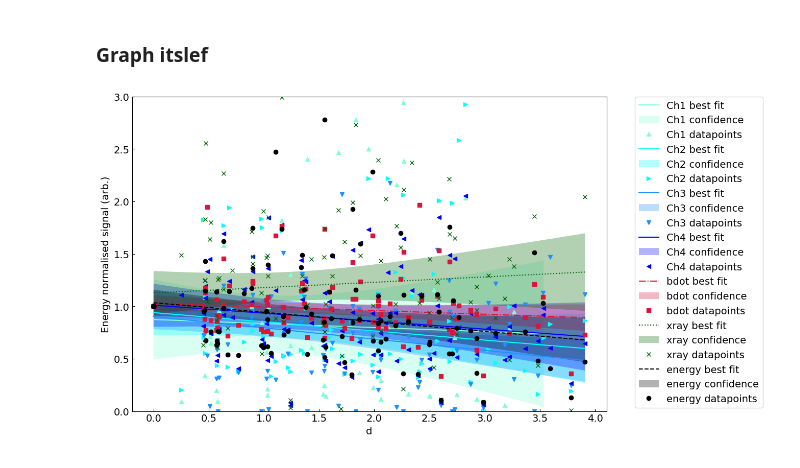
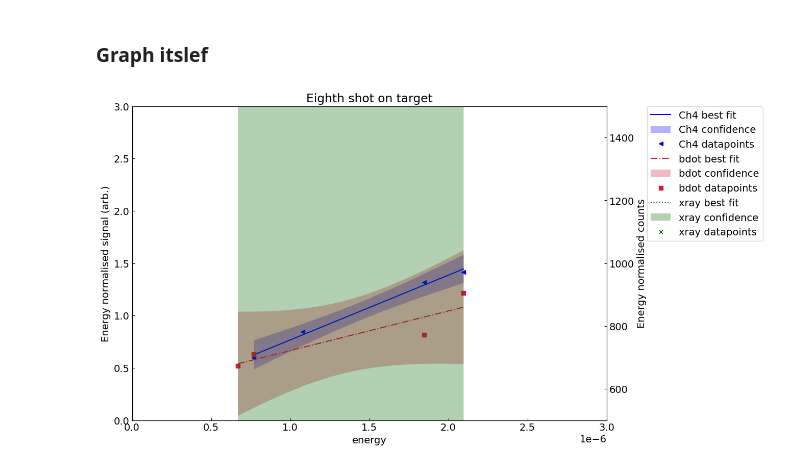
Before and after one commit to Jammi-Dodgers/celia_analysis, a Jupyter notebook: focus_scan_analysis.ipynb, the cells around one changed output. Drawn from its saved outputs; the diff is of its cells as text; code cells hidden in the pictures.

Commit message:
created energy vs signal graph for nth shot

```diff
--- a/focus_scan_analysis.ipynb
+++ b/focus_scan_analysis.ipynb
@@ -35,8 +35,9 @@ shotsheet.describe()
 | 75% | 198.750000 | 4.511250 | 6.790000 | 104.750000 | 0.953000 | 104.750000 | 6.000000 | 50.000000 | ... |
 | max | 265.000000 | 6.985000 | 8.815000 | 125.000000 | 1.800000 | 125.000000 | 7.000000 | 1000.000000 | ... |
 # %%
-shotsheet["relative X"] = shotsheet.groupby('Number')['Target X'].transform(lambda x: x -x.iloc[0])
+shotsheet["relative X"] = shotsheet.groupby('Number')['Target X'].transform(lambda x: x -x.iloc[0]) #calculate the relitive movement from the first shot.
 shotsheet["relative Z"] = shotsheet.groupby('Number')['Target Z'].transform(lambda x: x -x.iloc[0])
+shotsheet["nth shot on target"] = shotsheet.groupby('Number')["Number"].transform(lambda series: np.arange(len(series)) +1) #add a column that counts how many times the target has been shot.
 
 shotsheet["d"] = np.linalg.norm(shotsheet[["relative X", "relative Z"]], axis= 1) # pythagorus to find d. This might be a little simplistic since we know the angle should be 25°
 
@@ -44,6 +45,7 @@ shotsheet["d"] = np.linalg.norm(shotsheet[["relative X", "relative Z"]], axis= 1
 shotsheet = shotsheet[shotsheet["Type"] == "wire"]
 shotsheet = shotsheet[shotsheet["Material"] == "Cu"]
 shotsheet = shotsheet[shotsheet["Length(mm)"] == 8]
+shotsheet = shotsheet[shotsheet["nth shot on target"] == 8]
 
 shotsheet.describe()
 # %% [output]
@@ -172,13 +177,13 @@ number_of_points = 100 #number of points for the best fit line.
 #rolling_width = 0.35 #half width. only used by roll_average
 confidence= 0.05 #only used by polynomial_fit
 
-x0 = {"Ch1": [1,0],
-      "Ch2": [1,0],
-      "Ch3": [1,0],
-      "Ch4": [1,0],
-      "bdot": [1,0],
-      "energy": [1,0],
-      "xray": [1,0]}
+x0 = {"Ch1": [1,1e5],
+      "Ch2": [1,1e5],
+      "Ch3": [1,1e5],
+      "Ch4": [1,1e5],
+      "bdot": [1,1e5],
+      "energy": [1e-6,1],
+      "xray": [1e2,1e5]}
 
 constraints = {"Ch1": None, #[[lower], [upper]]
                "Ch2": None,
@@ -196,7 +201,7 @@ formatting = {"Ch1": {"colour": "aquamarine", "linestyle": "-", "marker": "^"},
               "energy": {"colour": "black", "linestyle": "--", "marker": "o"},
               "xray": {"colour": "darkgreen", "linestyle": ":", "marker": "x"}}
 
-xaxis = "d"
+xaxis = "energy"
 
 model= cf.polynomial
 # %% [markdown]
@@ -231,37 +236,54 @@ Optimal coeffients:
 ### Graph itslef
 # %%
 fig, axs = plt.subplots(1, 1, figsize= (12,8))
+handles = {}
 
-for diagnostic in diagnostics:
+def plot_diagnostic(diagnostic, ax):
+    lines= ax.plot(fit_x[diagnostic],
+                   fit_y[diagnostic],
+                   color= formatting[diagnostic]["colour"],
+                   linestyle= formatting[diagnostic]["linestyle"],
+                   label= "{0:} best fit".format(diagnostic))
 
-    axs.plot(fit_x[diagnostic],
-             fit_y[diagnostic],
-             color= formatting[diagnostic]["colour"],
-             linestyle= formatting[diagnostic]["linestyle"],
-             label= "{0:} best fit".format(diagnostic))
+    fills= ax.fill_between(fit_x[diagnostic],
+                           fit_delta[diagnostic]['lwr_conf'],
+                           fit_delta[diagnostic]['upr_conf'],
+                           color= formatting[diagnostic]["colour"],
+                           edgecolor= "None",
+                           alpha= 0.3,
+                           label= "{0:} confidence".format(diagnostic))
 
-    axs.fill_between(fit_x[diagnostic],
-                     fit_delta[diagnostic]['lwr_conf'],
-                     fit_delta[diagnostic]['upr_conf'],
-                     color= formatting[diagnostic]["colour"],
-                     edgecolor= "None",
-                     alpha= 0.3,
-                     label= "{0:} confidence".format(diagnostic))
+    points= ax.plot(shotsheet[xaxis],
+                    shotsheet[diagnostic],
+                    color= formatting[diagnostic]["colour"],
+                    linestyle= "None",
+                    marker= formatting[diagnostic]["marker"],
+                    label= "{0:} datapoints".format(diagnostic))
 
-    axs.plot(shotsheet[xaxis],
-             shotsheet[diagnostic],
-             color= formatting[diagnostic]["colour"],
-             linestyle= "None",
-             marker= formatting[diagnostic]["marker"],
-             label= "{0:} datapoints".format(diagnostic))
+    return *lines, fills, points
+
+for diagnostic in ["Ch4","bdot"]:
+    handles[diagnostic] = plot_diagnostic(diagnostic, axs)
+
+twinax = axs.twinx()
+for diagnostic in ["xray"]:
+    handles["diagnostic"] = plot_diagnostic(diagnostic, twinax)
+
+
 
 targets = np.unique(cf.flatten_list(diagnostics.values()))
 axs.set(xlabel= xaxis,
+        xlim= (0, 3e-6),
         ylabel= "Energy normalised signal (arb.)",
-        ylim= (0, 3))
+        ylim= (0, 3),
+        title= "Eighth shot on target") #. \nShots " + ", ".join(targets.astype(int).astype(str)) + ".")
+twinax.set(ylabel= "Energy normalised counts",
+           ylim= (500, 1500))
 
-axs.legend(loc= "upper right", bbox_to_anchor= (1.34, 1.015)) # loc fixes the location of the legend.
+handles = cf.flatten_list(handles.values())
+labels = [handle.get_label() for handle in handles]
+axs.legend(handles, labels, loc= "upper right", bbox_to_anchor= (1.34, 1.015)) # loc fixes the location of the legend.
 
 plt.show()
 # %% [output]
-[figure, old version]
+[figure, new version]
```
Also changed, not shown: parts of 7 cells of this notebook, 9 other files.
